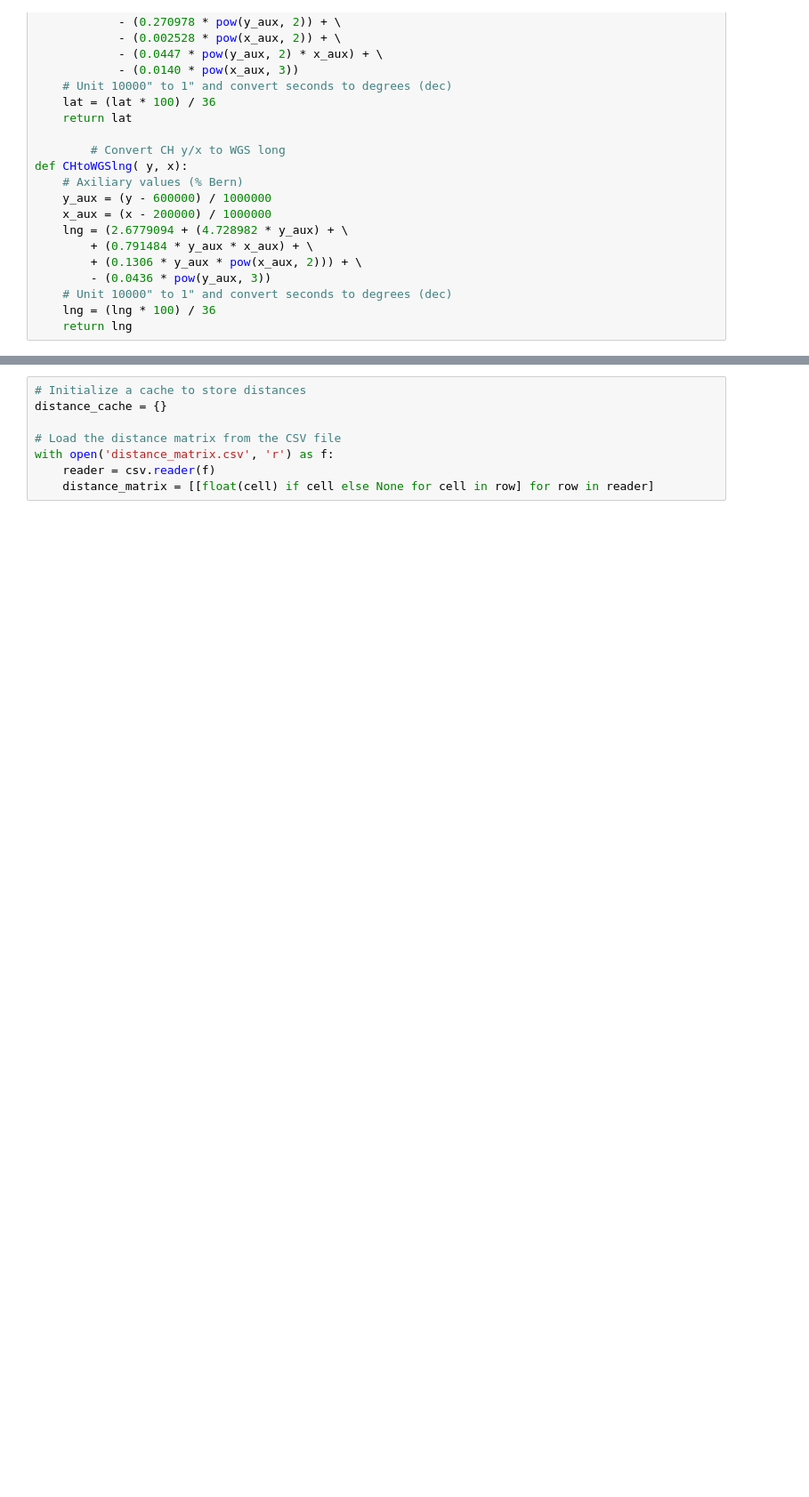
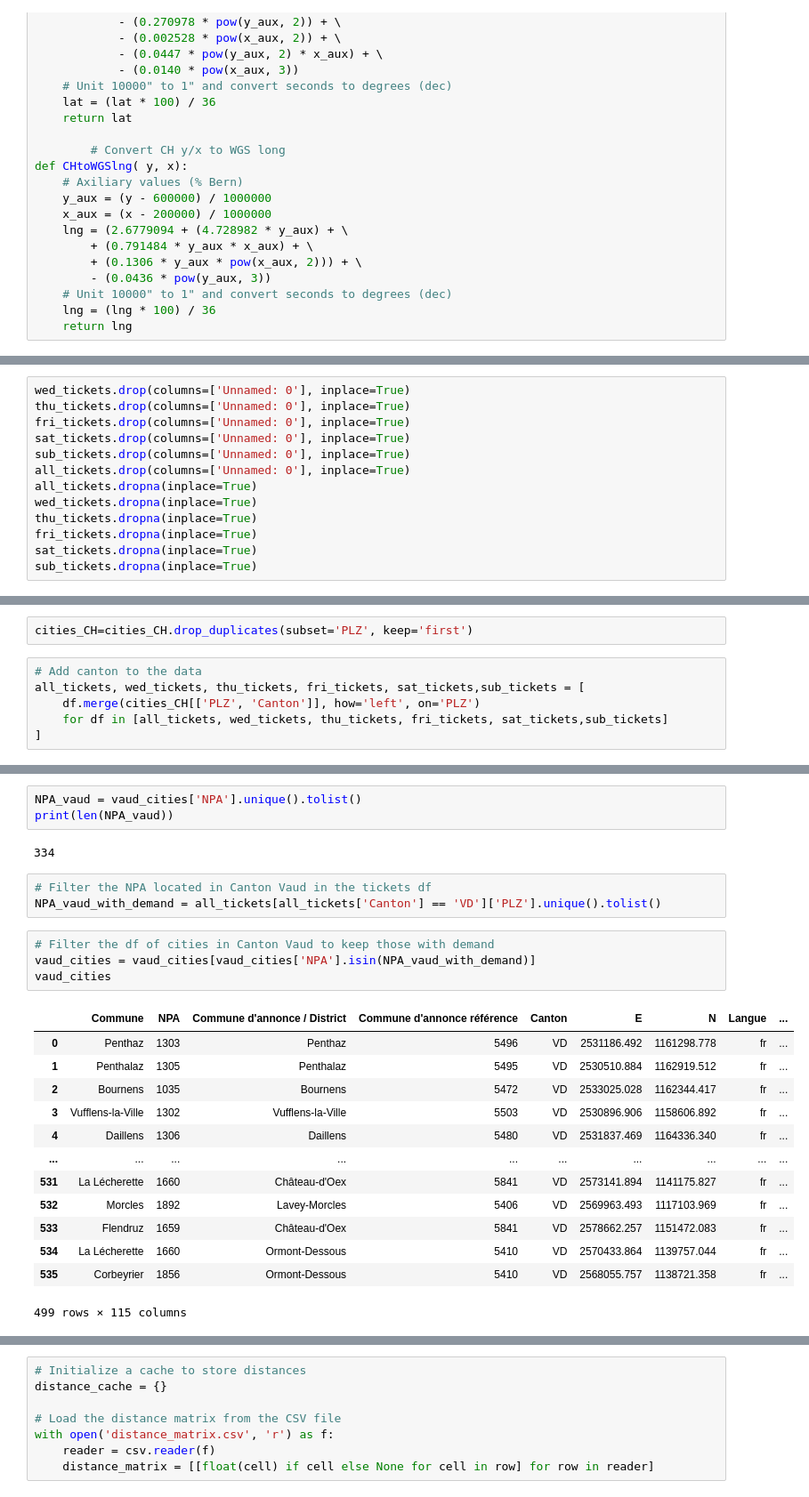
Before and after one commit to baertsch/MGT-530-SLO, a Jupyter notebook: generate_data.ipynb, the cells around one changed output, grey strips where cells are left out. Shown at 89% size. Saved outputs shown, nothing was run; the diff lists cells and outputs as text; blank space fills up the shorter version.

Commit message:
finished demand matrix

```diff
--- a/generate_data.ipynb
+++ b/generate_data.ipynb
@@ -238,0 +156,13 @@ cities=vaud_cities[(vaud_cities['distance_to_venoge_km']>=5) & (vaud_cities['dis
+# %%
+wed_tickets.drop(columns=['Unnamed: 0'], inplace=True)
+thu_tickets.drop(columns=['Unnamed: 0'], inplace=True)
+fri_tickets.drop(columns=['Unnamed: 0'], inplace=True)
+sat_tickets.drop(columns=['Unnamed: 0'], inplace=True)
+sub_tickets.drop(columns=['Unnamed: 0'], inplace=True)
+all_tickets.drop(columns=['Unnamed: 0'], inplace=True)
+all_tickets.dropna(inplace=True)
+wed_tickets.dropna(inplace=True)
+thu_tickets.dropna(inplace=True)
+fri_tickets.dropna(inplace=True)
+sat_tickets.dropna(inplace=True)
+sub_tickets.dropna(inplace=True)
@@ -238,0 +182,8 @@ cities=vaud_cities[(vaud_cities['distance_to_venoge_km']>=5) & (vaud_cities['dis
+# %%
+cities_CH=cities_CH.drop_duplicates(subset='PLZ', keep='first')
+# %%
+# Add canton to the data
+all_tickets, wed_tickets, thu_tickets, fri_tickets, sat_tickets,sub_tickets = [
+    df.merge(cities_CH[['PLZ', 'Canton']], how='left', on='PLZ')
+    for df in [all_tickets, wed_tickets, thu_tickets, fri_tickets, sat_tickets,sub_tickets]
+]
@@ -238,0 +217,26 @@ cities=vaud_cities[(vaud_cities['distance_to_venoge_km']>=5) & (vaud_cities['dis
+# %%
+NPA_vaud = vaud_cities['NPA'].unique().tolist()
+print(len(NPA_vaud))
+# %% [output]
+334
+# %%
+# Filter the NPA located in Canton Vaud in the tickets df
+NPA_vaud_with_demand = all_tickets[all_tickets['Canton'] == 'VD']['PLZ'].unique().tolist()
+# %%
+# Filter the df of cities in Canton Vaud to keep those with demand
+vaud_cities = vaud_cities[vaud_cities['NPA'].isin(NPA_vaud_with_demand)]
+vaud_cities
+# %% [output]
+|  | Commune | NPA | Commune d'annonce / District | Commune d'annonce référence | Canton | E | N | Langue | ... |
+| 0 | Penthaz | 1303 | Penthaz | 5496 | VD | 2531186.492 | 1161298.778 | fr | ... |
+| 1 | Penthalaz | 1305 | Penthalaz | 5495 | VD | 2530510.884 | 1162919.512 | fr | ... |
+| 2 | Bournens | 1035 | Bournens | 5472 | VD | 2533025.028 | 1162344.417 | fr | ... |
+| 3 | Vufflens-la-Ville | 1302 | Vufflens-la-Ville | 5503 | VD | 2530896.906 | 1158606.892 | fr | ... |
+| 4 | Daillens | 1306 | Daillens | 5480 | VD | 2531837.469 | 1164336.340 | fr | ... |
+| ... | ... | ... | ... | ... | ... | ... | ... | ... | ... |
+| 531 | La Lécherette | 1660 | Château-d'Oex | 5841 | VD | 2573141.894 | 1141175.827 | fr | ... |
+| 532 | Morcles | 1892 | Lavey-Morcles | 5406 | VD | 2569963.493 | 1117103.969 | fr | ... |
+| 533 | Flendruz | 1659 | Château-d'Oex | 5841 | VD | 2578662.257 | 1151472.083 | fr | ... |
+| 534 | La Lécherette | 1660 | Ormont-Dessous | 5410 | VD | 2570433.864 | 1139757.044 | fr | ... |
+| 535 | Corbeyrier | 1856 | Ormont-Dessous | 5410 | VD | 2568055.757 | 1138721.358 | fr | ... |
+499 rows × 115 columns
```
Also changed, not shown: parts of 51 cells of this notebook, 4 other files.
